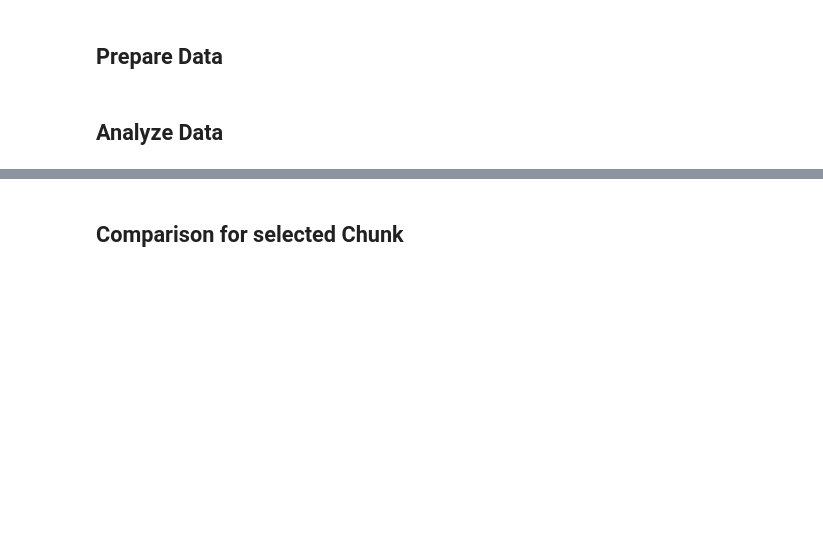
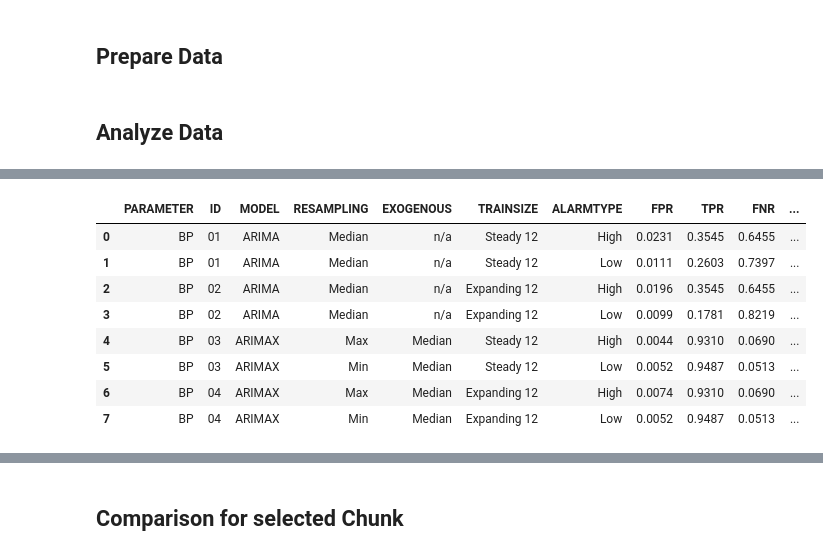
Before and after one commit to denise97/dhl2021, a Jupyter notebook: mimic_prediction_arima/analysis_arima-x_accuracy.ipynb, the cells around one changed output, grey strips where cells are left out. Cells and saved outputs as stored; diff of their text form; code cells hidden in the pictures; blank space fills up the shorter version.

```diff
--- a/mimic_prediction_arima/analysis_arima-x_accuracy.ipynb
+++ b/mimic_prediction_arima/analysis_arima-x_accuracy.ipynb
@@ -303,0 +497,12 @@ display(comparison_df)
+# %%
+display(overview_bp_first1000)
+# %% [output]
+|  | PARAMETER | ID | MODEL | RESAMPLING | EXOGENOUS | TRAINSIZE | ALARMTYPE | FPR | TPR | FNR | ... |
+| 0 | BP | 01 | ARIMA | Median | n/a | Steady 12 | High | 0.0231 | 0.3545 | 0.6455 | ... |
+| 1 | BP | 01 | ARIMA | Median | n/a | Steady 12 | Low | 0.0111 | 0.2603 | 0.7397 | ... |
+| 2 | BP | 02 | ARIMA | Median | n/a | Expanding 12 | High | 0.0196 | 0.3545 | 0.6455 | ... |
+| 3 | BP | 02 | ARIMA | Median | n/a | Expanding 12 | Low | 0.0099 | 0.1781 | 0.8219 | ... |
+| 4 | BP | 03 | ARIMAX | Max | Median | Steady 12 | High | 0.0044 | 0.9310 | 0.0690 | ... |
+| 5 | BP | 03 | ARIMAX | Min | Median | Steady 12 | Low | 0.0052 | 0.9487 | 0.0513 | ... |
+| 6 | BP | 04 | ARIMAX | Max | Median | Expanding 12 | High | 0.0074 | 0.9310 | 0.0690 | ... |
+| 7 | BP | 04 | ARIMAX | Min | Median | Expanding 12 | Low | 0.0052 | 0.9487 | 0.0513 | ... |
```
Also changed, not shown: parts of 21 cells of this notebook.
